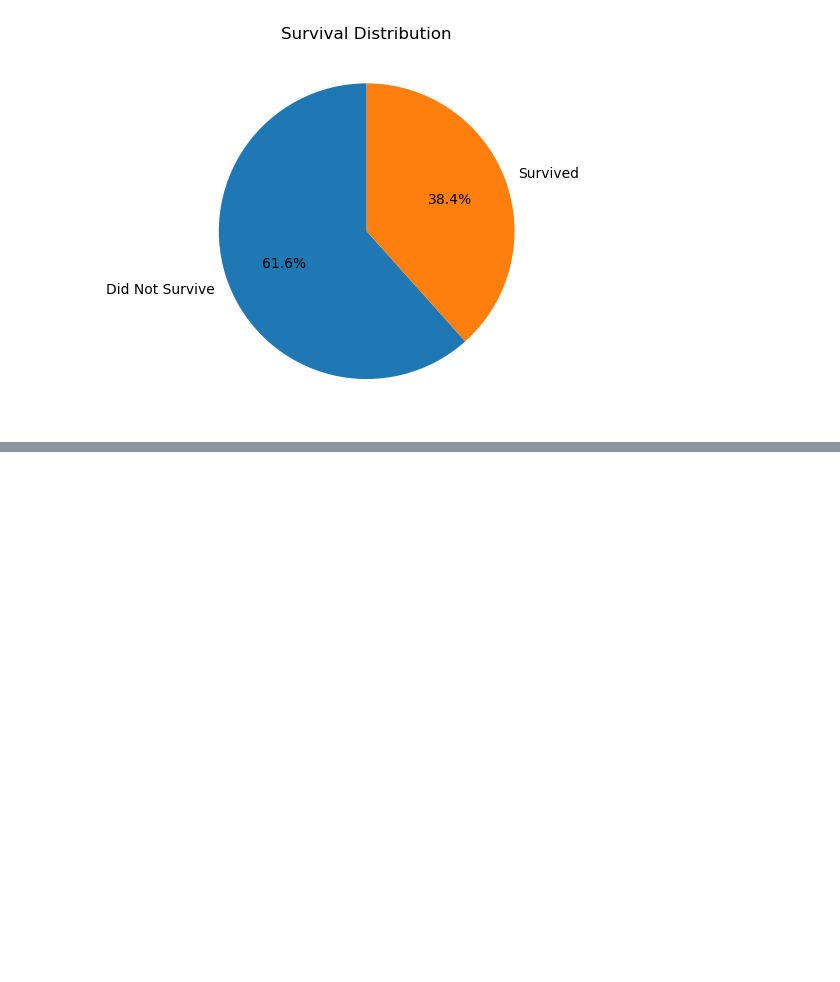
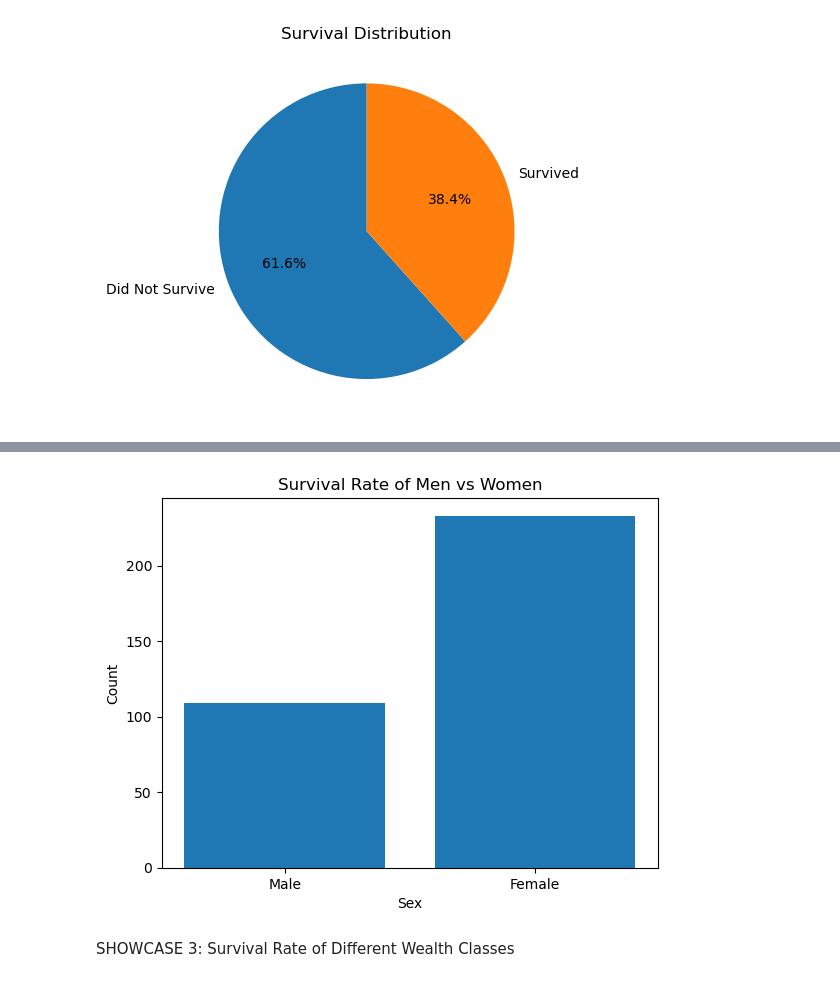
Before and after one commit to Fricky123/Data-Analysis-Project-1---Titanic, a Jupyter notebook: Portfolio Project 1 - Titanic.ipynb, the cells around one changed output, grey strips where cells are left out. Saved outputs shown, nothing was run; the diff lists cells and outputs as text; code cells hidden in the pictures; blank space fills up the shorter version.

```diff
--- a/Portfolio Project 1 - Titanic.ipynb
+++ b/Portfolio Project 1 - Titanic.ipynb
@@ -302,0 +333,16 @@ plt.show()
+# %%
+male_survivors = df[(df['sex'] == 'male') & (df['survived'] == 1)]['survived'].count()
+female_survivors = df[(df['sex'] == 'female') & (df['survived'] == 1)]['survived'].count()
+
+x = np.array(['Male','Female'])
+y = np.array([male_survivors, female_survivors])
+
+plt.bar(x,y)
+plt.title('Survival Rate of Men vs Women')
+plt.xlabel('Sex')
+plt.ylabel('Count')
+plt.show()
+# %% [output]
+[figure, added]
+# %% [markdown]
+SHOWCASE 3: Survival Rate of Different Wealth Classes
```
Also changed, not shown: parts of 13 cells of this notebook, 1 other file.
